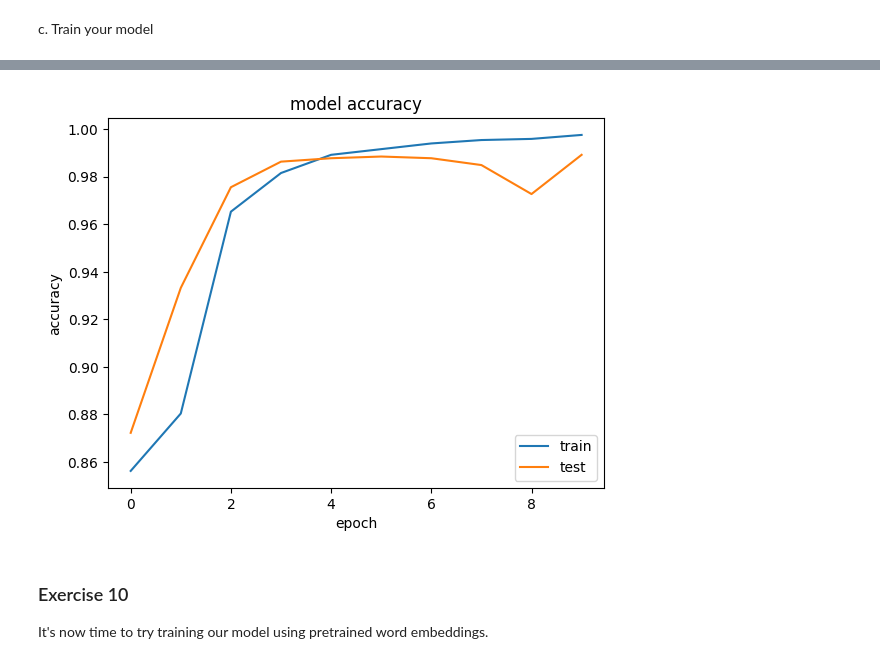
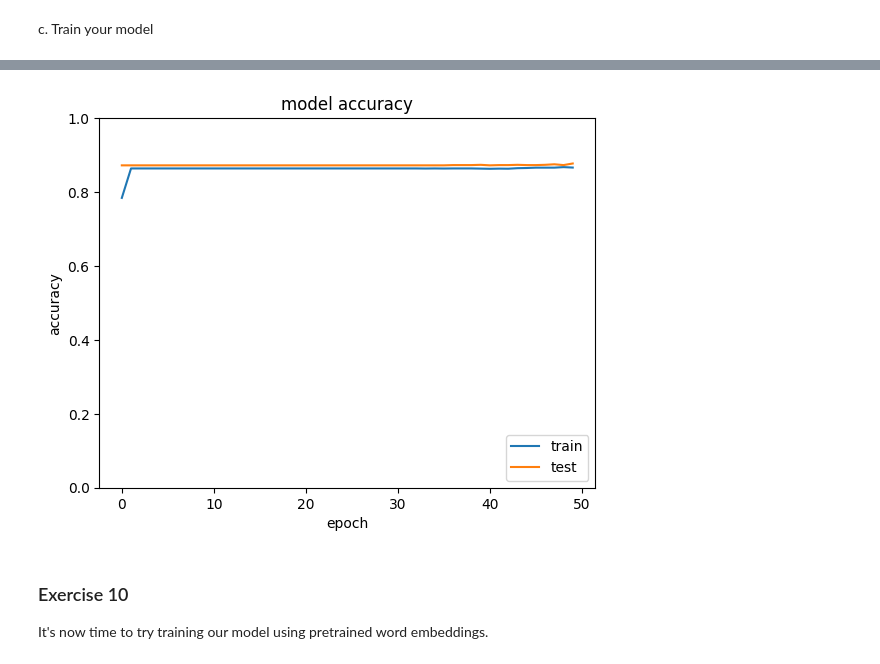
Before and after one commit to alexeykovzel-tcs/m9-nlp-advanced, a Jupyter notebook: NLP-Advanced-Exercises-LSTM-RNN-GRU.ipynb, the cells around one changed output, grey strips where cells are left out. Cells and saved outputs as stored; diff of their text form; code cells hidden in the pictures.

```diff
--- a/NLP-Advanced-Exercises-LSTM-RNN-GRU.ipynb
+++ b/NLP-Advanced-Exercises-LSTM-RNN-GRU.ipynb
@@ -129,7 +140,7 @@ We can now proceed to use the pad_sequences() method of Keras to pad our sequenc
 Sentences longer than **n** will be truncated (you can choose to keep the first **n** words or the last).
 Sentences shorter than **n** will be padded with 0.
 # %%
-X_padded = pad_sequences(X_encoded, maxlen=input_size)
+X_padded = pad_sequences(X_encoded, maxlen=max_len) # so we keep all words in our documents, and pad the shorter ones
 # %%
 i=5214
 print(X[i])
@@ -176,21 +186,24 @@ You're free to define the number of units and layers as you see fit.
 
 a. Define the architecture of your model and print its summary.
 # %%
-embedding_dim = 32
-
+embedding_dim = 32 # output dimension of the embedding layer
+input_size = max_len # number of time steps
+vocab_size = len(tokenizer.word_index) + 1 # size of the vocab
 def build_model(inner_layer):
     model = Sequential()
-    model.add(Embedding(input_dim=vocab_size, output_dim=embedding_dim, input_length=input_size))
-    model.add(inner_layer)
+    model.add(Embedding(input_dim=vocab_size, output_dim=embedding_dim, input_length=input_size, trainable=False))
+    model.add(inner_layer) # inner layer is the type of RNN cell we want to use
     model.add(Dense(1, activation='sigmoid'))
     model.summary()
     return model
 
-def compile_model(model):
+def compile_model(model, optimizer='rmsprop', loss='binary_crossentropy'):
     model.compile(loss='binary_crossentropy', optimizer='rmsprop', metrics=['acc'])
+    return model
 
-def train_model(model):
-    return model.fit(X_train, y_train, epochs=10, batch_size=128, validation_data=(X_test, y_test))
+def train_model(model, epochs, batch_size):
+    m_history = model.fit(X_train, y_train, epochs=epochs, batch_size=batch_size, validation_data=(X_test, y_test))
+    return m_history
 # %%
 model = build_model(SimpleRNN(embedding_dim))
 # %% [output]
@@ -321,5 +334,5 @@ Let's now see whether we get different results using a GRU cell.
 
 a. Define the architecture of your model and print its summary.
 # %%
-model = build_model(GRU(embedding_dim))
+model = build_model(GRU(8))
 # %% [output]
@@ -345,5 +360,5 @@ compile_model(model)
 # %% [markdown]
 c. Train your model
 # %%
-m_history = train_model(model)
+m_history = train_model(model, epochs=50, batch_size=512)
 # %% [output]
@@ -370,14 +382,15 @@ Epoch 10/10
 # %%
 # visualise training history
 plt.plot(m_history.history['acc'])
 plt.plot(model.history.history['val_acc'])
 plt.title('model accuracy')
 plt.ylabel('accuracy')
 plt.xlabel('epoch')
+plt.ylim(0,1)
 plt.legend(['train', 'test'], loc="lower right")
 plt.show()
 # %% [output]
-[figure, old version]
+[figure, new version]
 # %% [markdown]
 ### Exercise 10
 It's now time to try training our model using pretrained word embeddings.
```
Also changed, not shown: parts of 57 cells of this notebook.
